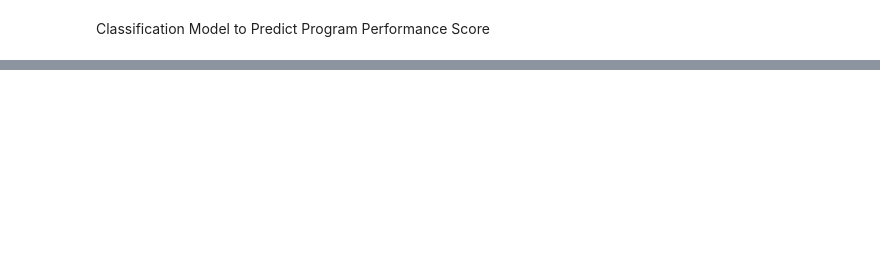
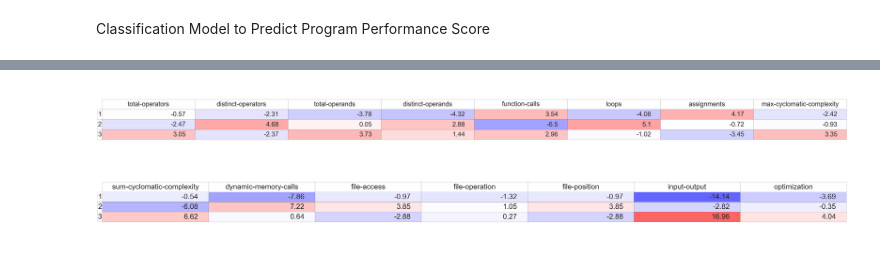
Before and after one commit to philipLutz/capstone-project, a Jupyter notebook: src/model.ipynb, the cells around one changed output, grey strips where cells are left out. Drawn from its saved outputs; the diff is of its cells as text; code cells hidden in the pictures; blank space fills up the shorter version.

```diff
--- a/src/model.ipynb
+++ b/src/model.ipynb
@@ -216,0 +193,64 @@ optimization 1.7805414922998393
+# %%
+# Observe weights
+first_cols = x_data.columns[0:8]
+second_cols = x_data.columns[8:]
+
+first_class_weights = []
+second_class_weights = []
+all_weights = []
+for i in range(len(LR_best.coef_)):
+    # print(f"Class: {i+1}")
+    weights = list(LR_best.coef_[i])
+    all_weights.append(weights)
+    first_class_weights.append(weights[0:8])
+    second_class_weights.append(weights[8:])
+    # for j in range(len(x_data.columns)):
+    #     print(x_data.columns[j], weights[j])
+    # print("")
+
+weights_df_1 = pd.DataFrame(first_class_weights, index=[1, 2, 3], columns=first_cols)
+weights_df_2 = pd.DataFrame(second_class_weights, index=[1, 2, 3], columns=second_cols)
+
+vals_1 = np.around(weights_df_1.values, 2)
+norm_1 = plt.Normalize(vals_1.min() - 10, vals_1.max() + 10)
+colors_1 = plt.cm.bwr(norm_1(vals_1))
+
+vals_2 = np.around(weights_df_2.values, 2)
+norm_2 = plt.Normalize(vals_2.min() - 10, vals_2.max() + 10)
+colors_2 = plt.cm.bwr(norm_2(vals_2))
+# %%
+fig, ax = plt.subplots()
+
+weights_table = ax.table(
+    cellText=vals_1,
+    rowLabels=weights_df_1.index,
+    colLabels=first_cols,
+    loc='center',
+    cellColours=colors_1,
+)
+
+weights_table.set_fontsize(48)
+weights_table.scale(8, 4)
+ax.axis('off')
+
+plt.show()
+# %% [output]
+[figure, added]
+# %%
+fig, ax = plt.subplots()
+
+weights_table = ax.table(
+    cellText=vals_2,
+    rowLabels=weights_df_2.index,
+    colLabels=second_cols,
+    loc='center',
+    cellColours=colors_2,
+)
+
+weights_table.set_fontsize(48)
+weights_table.scale(8, 4)
+ax.axis('off')
+
+plt.show()
+# %% [output]
+[figure, added]
```
Also changed, not shown: parts of 5 cells of this notebook, 3 other files.
